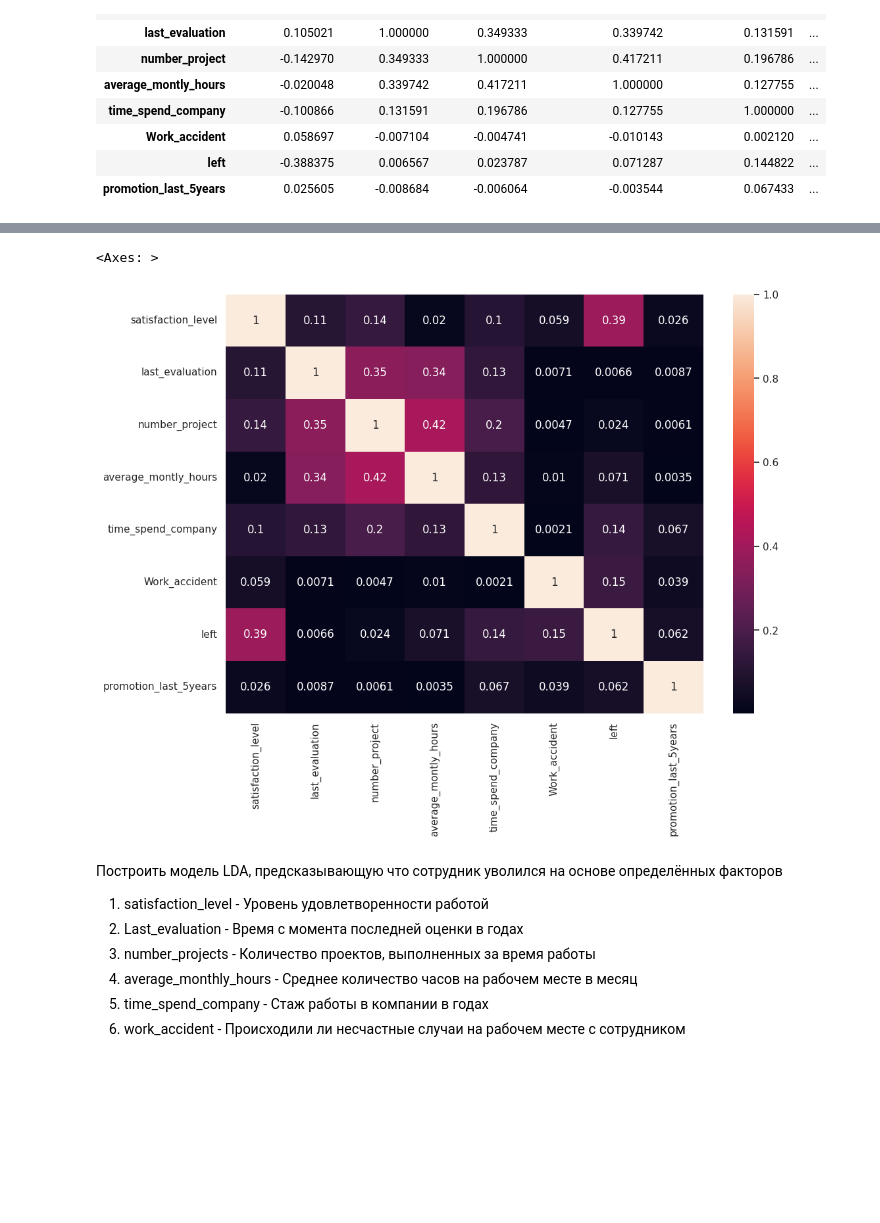
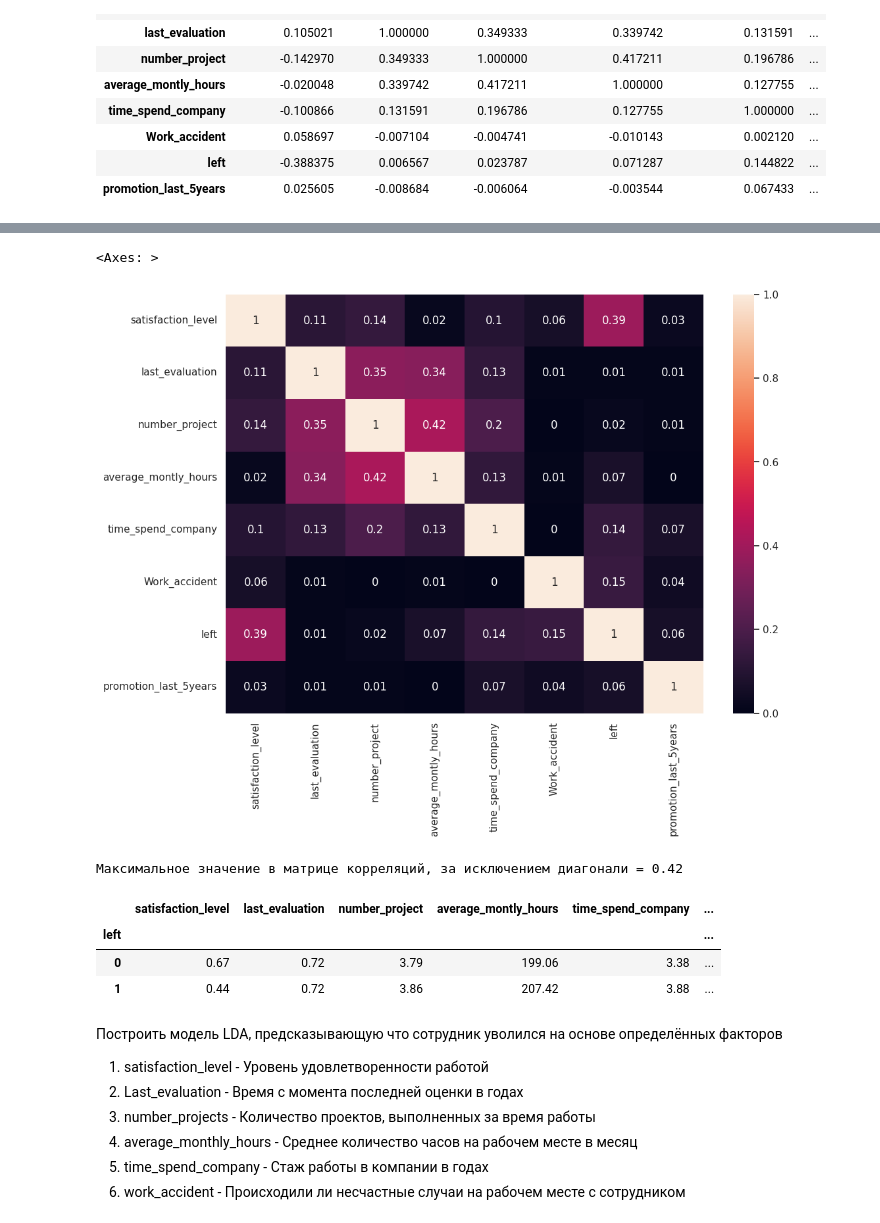
Before and after one commit to MaximNetolog/-, a Jupyter notebook: ДЗ_Итоговый_блок.ipynb, the cells around one changed output, grey strips where cells are left out. Saved outputs shown, nothing was run; the diff lists cells and outputs as text; code cells hidden in the pictures; blank space fills up the shorter version.

```diff
--- a/ДЗ_Итоговый_блок.ipynb
+++ b/ДЗ_Итоговый_блок.ipynb
@@ -968,0 +960,12 @@ memory usage: 937.6 KB
+# %%
+X = lda.drop('left', axis=1) # исключив признак "уволился / работает", создадим матрицу признаков для обучения модели
+y = lda['left'] # выделим целевую переменную "уволился / работает", которую будем предсказывать
+X_train, X_test, y_train, y_test = train_test_split(X, y, test_size=0.2, random_state=42) # разделим данные на обучающую и тестовую выборки
+lda = LinearDiscriminantAnalysis() # создадим обучающую модель
+lda.fit(X_train, y_train) # обучим модель
+y_pred = lda.predict(X_test) # предскажем на тестовой выборке
+
+print('Точность модели: ', accuracy_score(y_test, y_pred))
+df_confusion_matrix = pd.DataFrame(confusion_matrix(y_test, y_pred)) # запишем матрицу ошибок в датафрейм
+print('Матрица ошибок: ')
+df_confusion_matrix
@@ -968,0 +1011,3 @@ memory usage: 937.6 KB
+# %%
+lda.columns = lda.columns.str.lower() # приведём названия столбцовlda к нижнему регистру
+lda.info()
@@ -1010,9 +1078,21 @@ lda.corr() # посчитаем коэффициенты корреляции м
 # %%
 sns.set(rc={'figure.figsize':(11.7,8.27)}) # визуализируем взаимосвязи при помощи тепловой карты
-sns.heatmap(lda.corr().abs(), annot=True)
+sns.heatmap(lda.corr().abs().round(2), annot=True)
 # %% [output]
 <Axes: >
-[figure, old version]
+[figure, new version]
+# %%
+print('Максимальное значение в матрице корреляций, за исключением диагонали =', np.triu(lda.corr(), k=1).max().max().round(2))
+# %% [output]
+Максимальное значение в матрице корреляций, за исключением диагонали = 0.42
+# %%
+lda_groupby_mean = lda.groupby('left').mean().round(2) # сгруппируем по уволившимся и нет, в среднеем, для каждого признака
+lda_groupby_mean
+# %% [output]
+|  | satisfaction_level | last_evaluation | number_project | average_montly_hours | time_spend_company | ... |
+| left |  |  |  |  |  | ... |
+| 0 | 0.67 | 0.72 | 3.79 | 199.06 | 3.38 | ... |
+| 1 | 0.44 | 0.72 | 3.86 | 207.42 | 3.88 | ... |
 # %% [markdown]
 Построить модель LDA, предсказывающую что сотрудник уволился на основе определённых факторов
 
```
Also changed, not shown: parts of 48 cells of this notebook.
